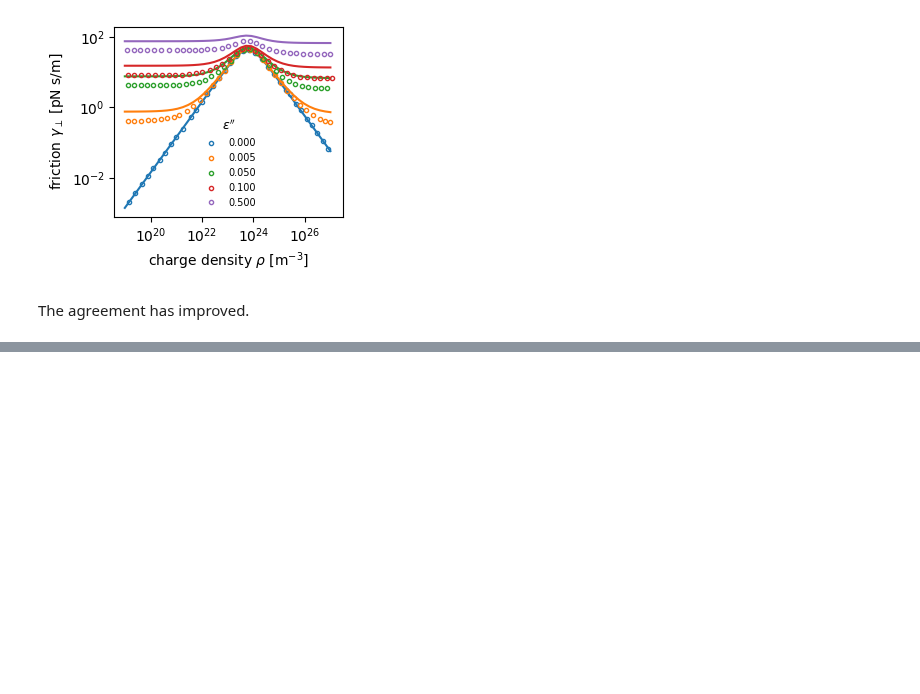
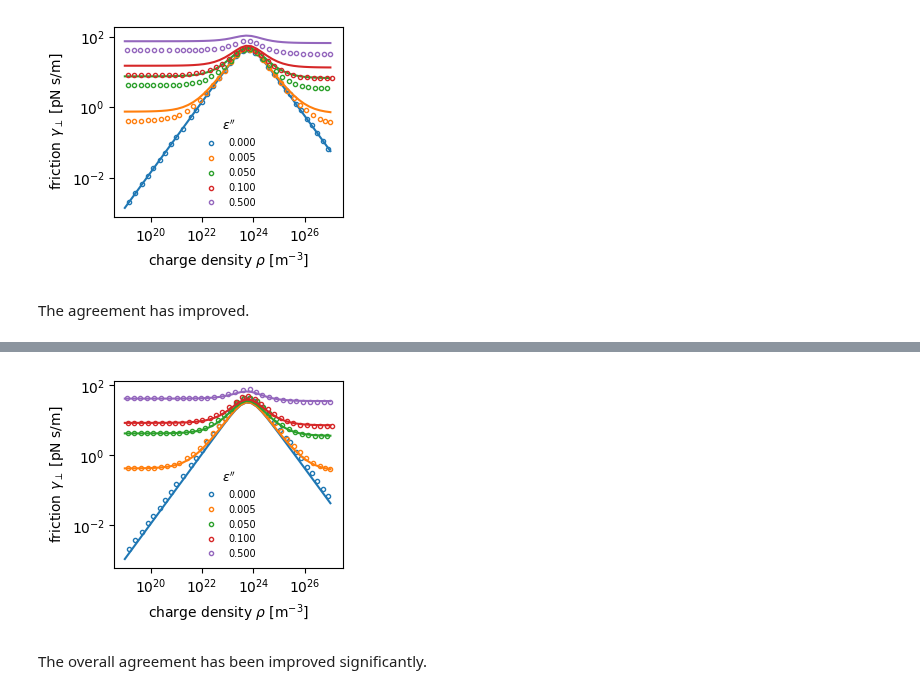
Before and after one commit to Marohn-Group/dissipationtheory, a Jupyter notebook: development/dissipation-theory--Study-7.ipynb, the cells around one changed output, grey strips where cells are left out. Drawn from its saved outputs; the diff is of its cells as text; code cells hidden in the pictures; blank space fills up the shorter version.

```diff
--- a/development/dissipation-theory--Study-7.ipynb
+++ b/development/dissipation-theory--Study-7.ipynb
@@ -306,0 +381,49 @@ Instead of minimizing $\chi^2$ using the $\epsilon_{\mathrm{s}}^{\prime\prime} =
+# %%
+Figure9b_sample2_jit = {}
+
+for epsilonI_ in [0.000, 0.005, 0.050, 0.100, 0.500]:
+
+    key = '{:0.3f}'.format(epsilonI_)
+
+    sample2_jit.epsilon_d = complex(3.4, -1 * epsilonI_)
+    sample2_jit.epsilon_s = complex(3.4, -1 * epsilonI_)
+
+    result2 = {
+        'index': np.arange(len(rho1)),
+        'rho': rho1,
+        'gamma': ureg.Quantity(np.zeros_like(rho1), 'pN s/m')
+    }
+
+    for index, rho_ in tqdm(enumerate(rho1)):
+
+        sample2_jit.rho = rho_.to('1/m^3').magnitude
+
+        result2['gamma'][index] = gamma_perpendicular_jit(theta2norm_jit, sample2_jit).to('pN s/m')
+
+    Figure9b_sample2_jit[key] = result2
+# %%
+plt.figure(figsize=(3.25, 2.75))
+
+for key, c in zip(Figure9b_original.keys(), ['tab:blue', 'tab:orange', 'tab:green', 'tab:red', 'tab:purple']):
+
+    plt.loglog(Figure9b_original[key]['rho'],
+               Figure9b_original[key]['gamma'],
+               marker='o', markersize=3, fillstyle='none', linestyle='none', color=c, label=key)
+
+    plt.loglog(Figure9b_sample2_jit[key]['rho'].to('1/m^3').magnitude,
+              Figure9b_sample2_jit[key]['gamma'].to('pN s/m').magnitude,
+              '-', color=c)
+
+plt.xlabel(r'charge density $\rho$ [m$^{-3}$]')  # need a raw string here because \r is the special carriage return character
+plt.ylabel('friction $\gamma_{\perp}$ [pN s/m]')
+plt.legend(fontsize=7, frameon=False, title='$\epsilon^{\prime\prime}$', title_fontsize=9)
+plt.tight_layout()
+
+plt.savefig(THIS + '--Fig-6.png', dpi=300)
+plt.savefig(THIS + '--Fig-6.pdf')
+
+plt.show()
+# %% [output]
+[figure, added]
+# %% [markdown]
+The overall agreement has been improved significantly.
```
Also changed, not shown: parts of 11 cells of this notebook, 9 other files.
